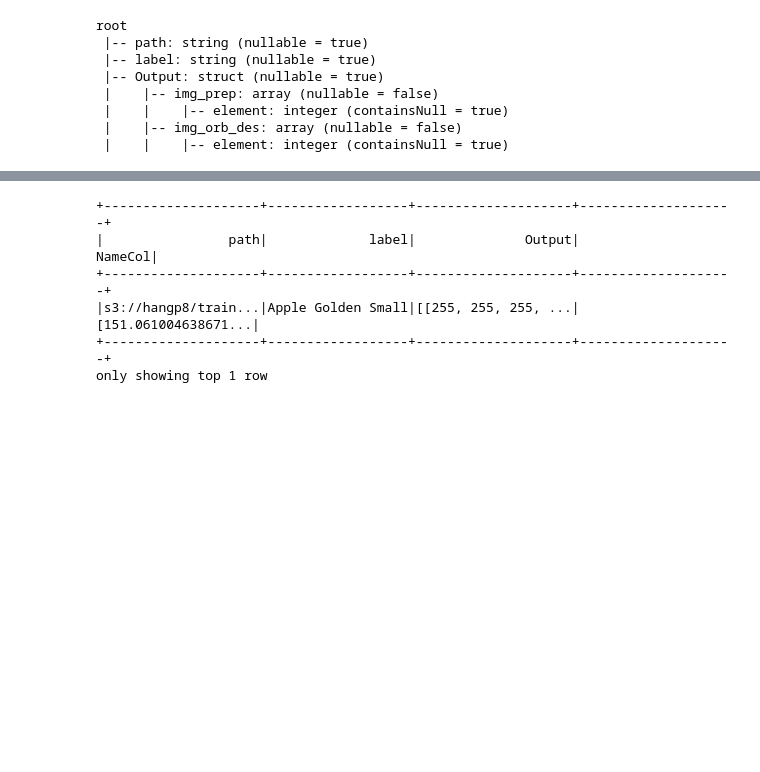
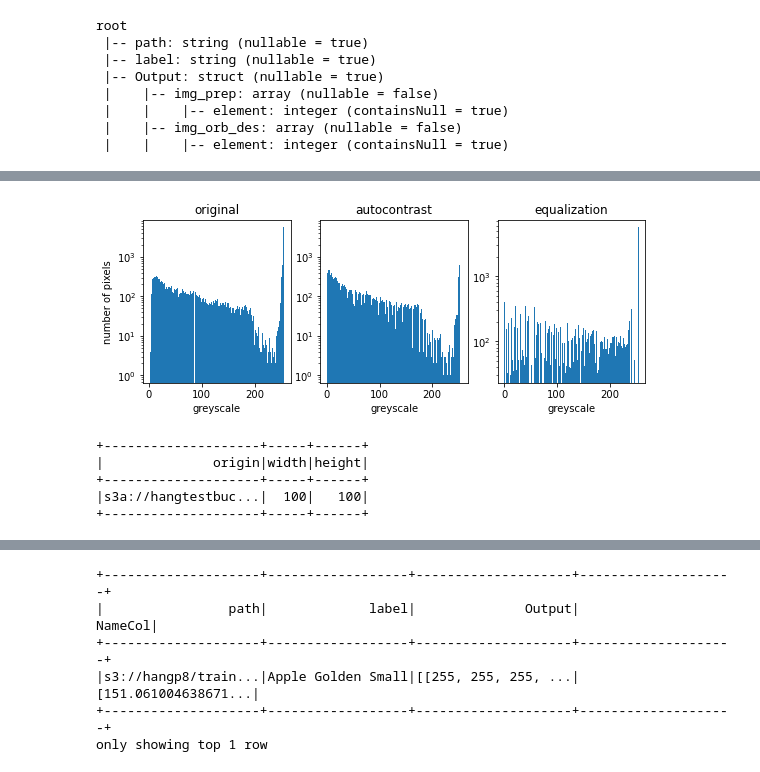
Before and after one commit to cheerchung/aws-sagemaker-jupyter-test-hang, a Jupyter notebook: P8.ipynb, the cells around one changed output, grey strips where cells are left out. Drawn from its saved outputs; the diff is of its cells as text; code cells hidden in the pictures; blank space fills up the shorter version.

```diff
--- a/P8.ipynb
+++ b/P8.ipynb
@@ -366,0 +583,19 @@ make_keras_picklable()
+# %%
+fig, ax = plt.subplots(1, 3, figsize=(9, 3))
+for img_, i, title_ in zip([img, tmp1, tmp2], range(3),
+                           ['original', 'autocontrast', 'equalization'] ):
+    tmp = np.array(img_).flatten()
+    ax[i].hist(tmp, bins=256, log=(0,1))
+    ax[i].set(title=title_, xlabel='greyscale',
+              ylabel=['number of pixels' if i==0 else None][0] )
+# %% [output]
+[figure, added]
+# %%
+df = spark.read.format("image").option("dropInvalid", True).load("s3a://hangtestbucket/75_100.jpg")
+df.select("image.origin", "image.width", "image.height").show()
+# %% [output]
++--------------------+-----+------+
+|              origin|width|height|
++--------------------+-----+------+
+|s3a://hangtestbuc...|  100|   100|
++--------------------+-----+------+
```
Also changed, not shown: parts of 84 cells of this notebook.
